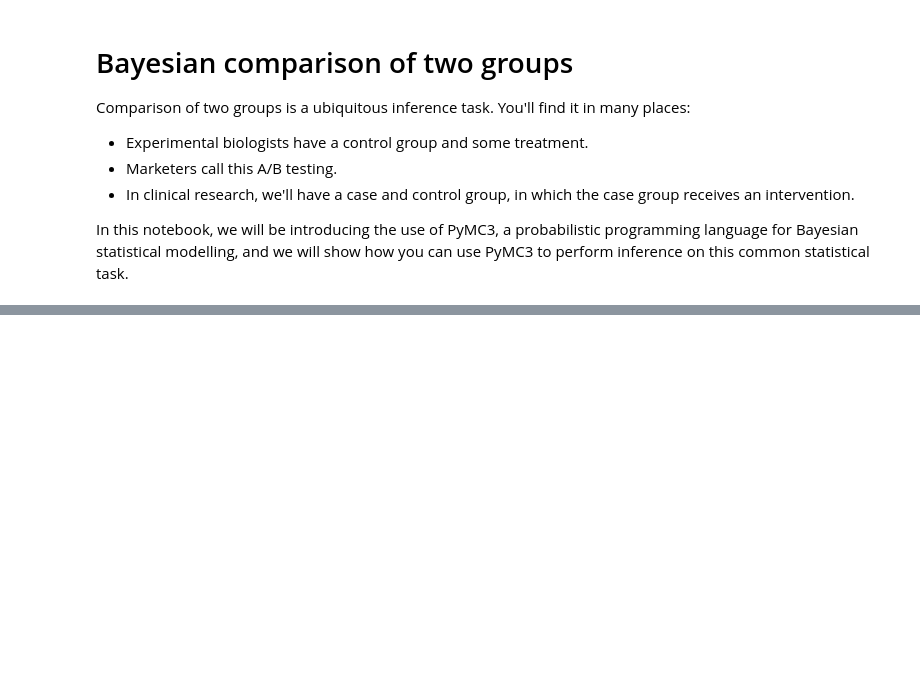
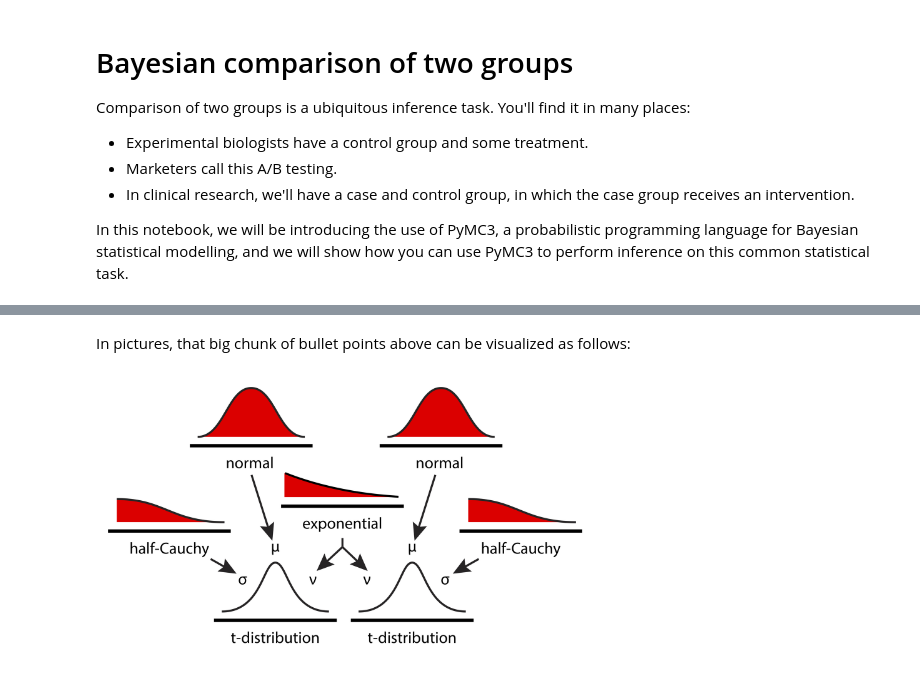
Before and after one commit to ericmjl/bayesian-stats-modelling-tutorial, a Jupyter notebook: notebooks/03-two-group-comparison.ipynb, the cells around one changed output, grey strips where cells are left out. Saved outputs shown, nothing was run; the diff lists cells and outputs as text; code cells hidden in the pictures; blank space fills up the shorter version.

```diff
--- a/notebooks/03-two-group-comparison.ipynb
+++ b/notebooks/03-two-group-comparison.ipynb
@@ -10,0 +64,8 @@ In this notebook, we will be introducing the use of PyMC3, a probabilistic progr
+# %% [markdown]
+In pictures, that big chunk of bullet points above can be visualized as follows:
+# %%
+from IPython.display import HTML, Image
+
+Image(filename='../images/kruschke_model.jpg', width=500)
+# %% [output]
+[figure, added]
```
Also changed, not shown: parts of 27 cells of this notebook, 2 other files.
